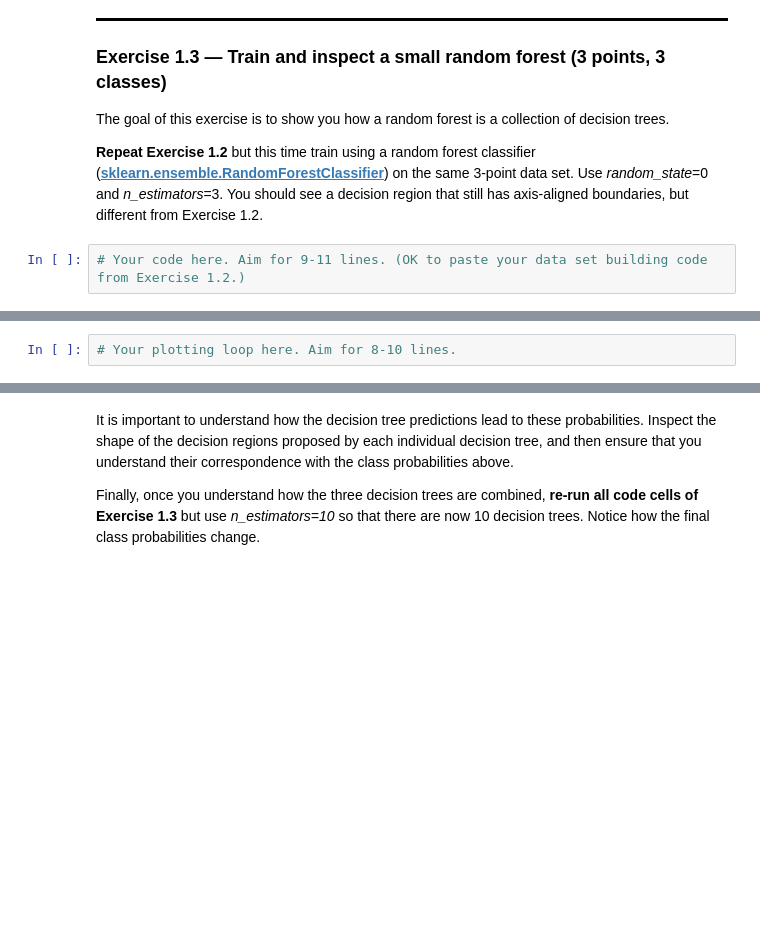
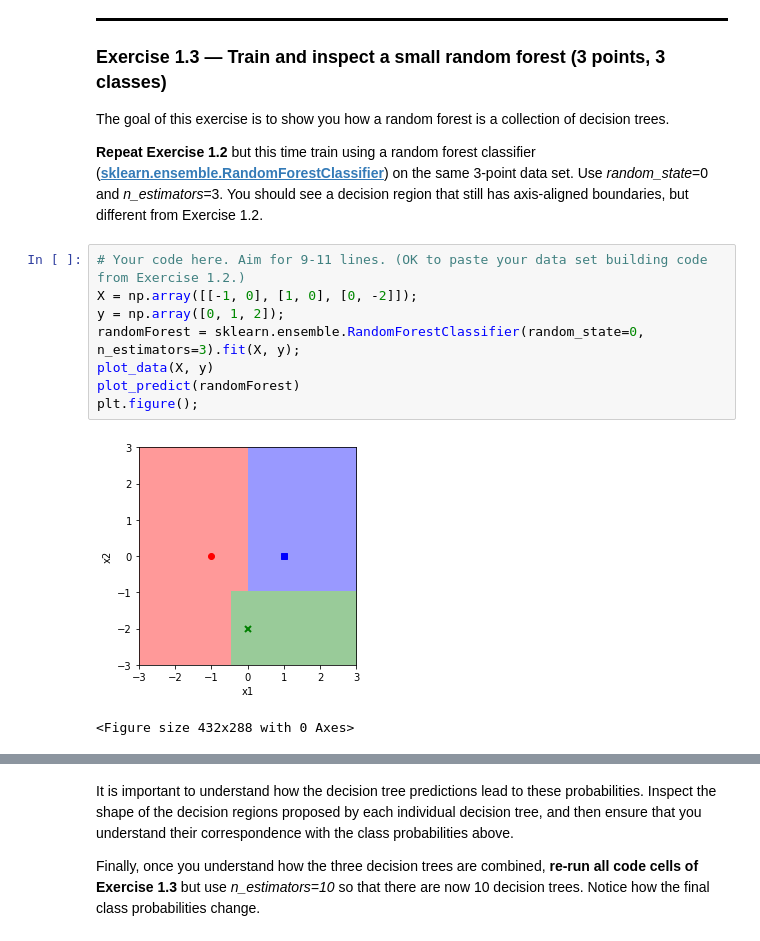
Before and after one commit to alimus22/SOEN, a Jupyter notebook: COMP432/lab6/lab6-exercises.ipynb, the cells around one changed output, grey strips where cells are left out. Saved outputs shown, nothing was run; the diff lists cells and outputs as text; blank space fills up the shorter version.

```diff
--- a/COMP432/lab6/lab6-exercises.ipynb
+++ b/COMP432/lab6/lab6-exercises.ipynb
@@ -143,6 +176,15 @@ The goal of this exercise is to show you how a random forest is a collection of
 **Repeat Exercise 1.2** but this time train using a random forest classifier (**[sklearn.ensemble.RandomForestClassifier](https://scikit-learn.org/stable/modules/generated/sklearn.ensemble.RandomForestClassifier.html)**) on the same 3-point data set. Use *random_state*=0 and *n_estimators*=3. You should see a decision region that still has axis-aligned boundaries, but different from Exercise 1.2.
 # %%
 # Your code here. Aim for 9-11 lines. (OK to paste your data set building code from Exercise 1.2.)
+X = np.array([[-1, 0], [1, 0], [0, -2]]);
+y = np.array([0, 1, 2]);
+randomForest = sklearn.ensemble.RandomForestClassifier(random_state=0, n_estimators=3).fit(X, y);
+plot_data(X, y)
+plot_predict(randomForest)
+plt.figure();
+# %% [output]
+[figure, added]
+<Figure size 432x288 with 0 Axes>
 # %% [markdown]
 A random forest builds multiple decision trees where each decision tree (each 'estimator') is trained on a different "re-samplings" of the training data. Specifically, decision tree $j$ is trained on a new training set $\mathcal{D}_j$ that is built by sampling $N$ pairs $(\mathbf{x}_i, y_i)$ from the original $N$ training examples in $\mathcal{D}$. The sampling is done "with replacement," meaning that the new training set $\mathcal{D}_j$ may contain duplicates and/or be missing some of the original data.
 
@@ -159,5 +201,3 @@ To make a prediction, the random forest collects a prediction from each tree, an
 ![image](img/random-forest-simple-estimator0.png)
 
 *Hint:* Remember to use `plt.figure()` to start a new figure. Pass argument `figsize=(8,4)` to the *figure* function to make a figure that's twice as wide as it is tall.
-# %%
-# Your plotting loop here. Aim for 8-10 lines.
```
Also changed, not shown: parts of 13 cells of this notebook.
